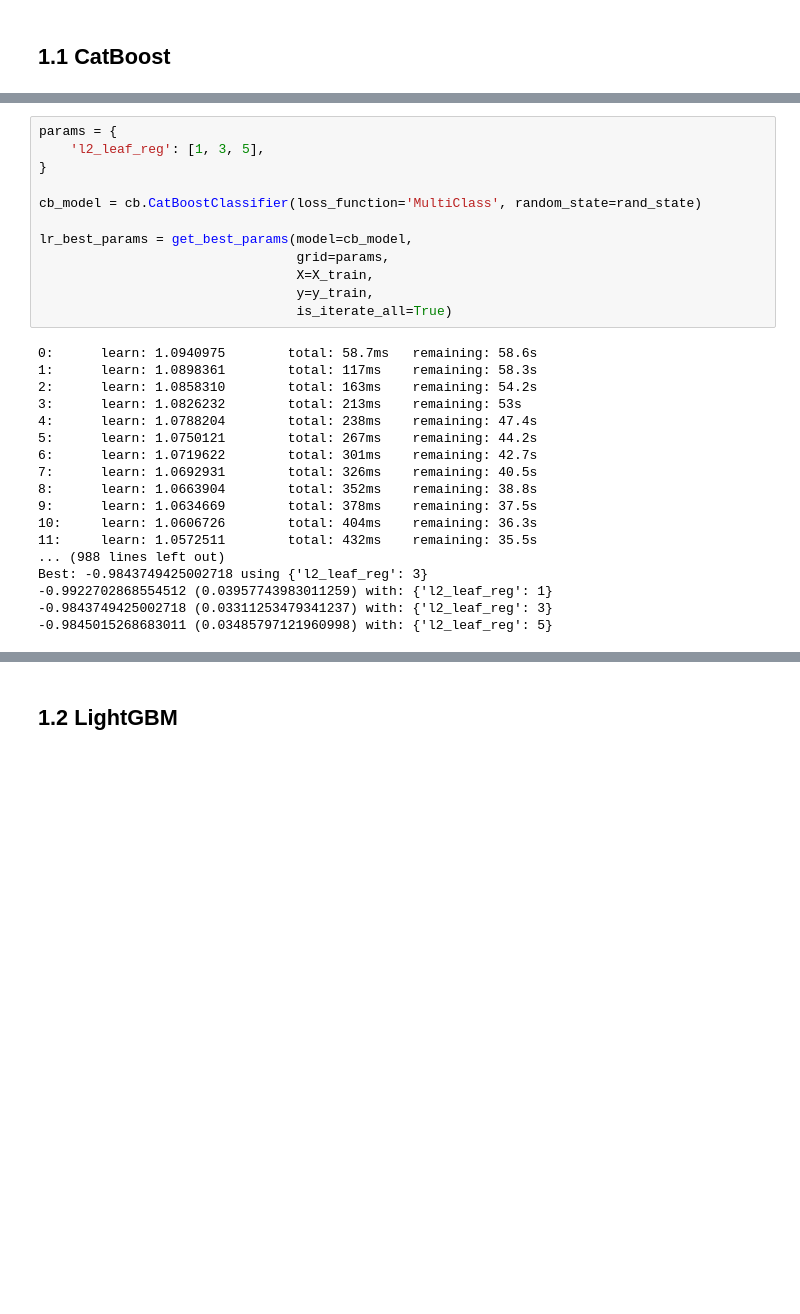
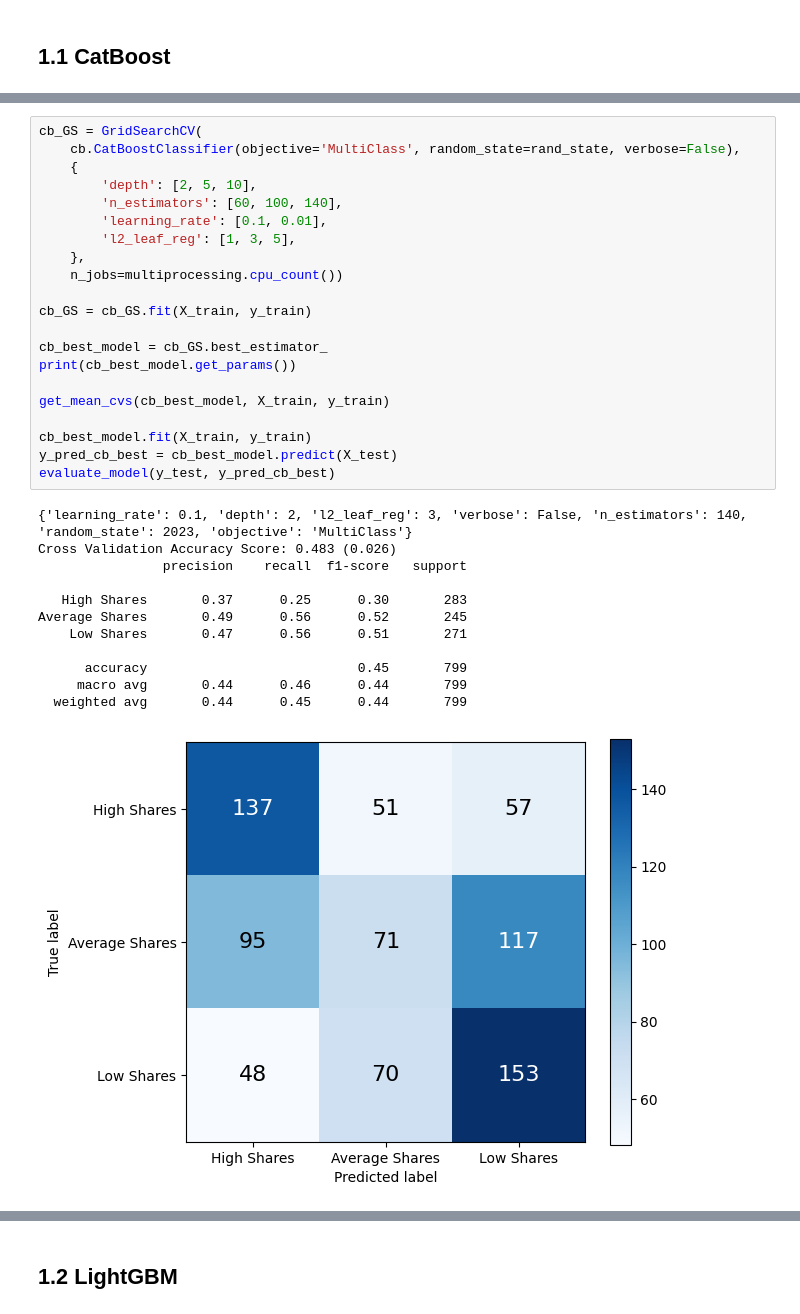
Before and after one commit to ChuanPoYan/IS4242-Project, a Jupyter notebook: The Smart Local Modelling.ipynb, the cells around one changed output, grey strips where cells are left out. Cells and saved outputs as stored; diff of their text form; blank space fills up the shorter version.

```diff
--- a/The Smart Local Modelling.ipynb
+++ b/The Smart Local Modelling.ipynb
@@ -155,30 +156,34 @@ Accuracy: 0.476
-# %%
-params = {
-    'l2_leaf_reg': [1, 3, 5],
-}
-
-cb_model = cb.CatBoostClassifier(loss_function='MultiClass', random_state=rand_state)
-
-lr_best_params = get_best_params(model=cb_model,
-                                 grid=params,
-                                 X=X_train,
-                                 y=y_train,
-                                 is_iterate_all=True)
-# %% [output]
-0:      learn: 1.0940975        total: 58.7ms   remaining: 58.6s
-1:      learn: 1.0898361        total: 117ms    remaining: 58.3s
-2:      learn: 1.0858310        total: 163ms    remaining: 54.2s
-3:      learn: 1.0826232        total: 213ms    remaining: 53s
-4:      learn: 1.0788204        total: 238ms    remaining: 47.4s
-5:      learn: 1.0750121        total: 267ms    remaining: 44.2s
-6:      learn: 1.0719622        total: 301ms    remaining: 42.7s
-7:      learn: 1.0692931        total: 326ms    remaining: 40.5s
-8:      learn: 1.0663904        total: 352ms    remaining: 38.8s
-9:      learn: 1.0634669        total: 378ms    remaining: 37.5s
-10:     learn: 1.0606726        total: 404ms    remaining: 36.3s
-11:     learn: 1.0572511        total: 432ms    remaining: 35.5s
-... (988 lines left out)
-Best: -0.9843749425002718 using {'l2_leaf_reg': 3}
--0.9922702868554512 (0.03957743983011259) with: {'l2_leaf_reg': 1}
--0.9843749425002718 (0.03311253479341237) with: {'l2_leaf_reg': 3}
--0.9845015268683011 (0.03485797121960998) with: {'l2_leaf_reg': 5}
+# %%
+cb_GS = GridSearchCV(
+    cb.CatBoostClassifier(objective='MultiClass', random_state=rand_state, verbose=False),
+    {
+        'depth': [2, 5, 10],
+        'n_estimators': [60, 100, 140],
+        'learning_rate': [0.1, 0.01],
+        'l2_leaf_reg': [1, 3, 5],
+    },
+    n_jobs=multiprocessing.cpu_count())
+
+cb_GS = cb_GS.fit(X_train, y_train)
+
+cb_best_model = cb_GS.best_estimator_
+print(cb_best_model.get_params())
+
+get_mean_cvs(cb_best_model, X_train, y_train)
+
+cb_best_model.fit(X_train, y_train)
+y_pred_cb_best = cb_best_model.predict(X_test)
+evaluate_model(y_test, y_pred_cb_best)
+# %% [output]
+{'learning_rate': 0.1, 'depth': 2, 'l2_leaf_reg': 3, 'verbose': False, 'n_estimators': 140, 'random_state': 2023, 'objective': 'MultiClass'}
+Cross Validation Accuracy Score: 0.483 (0.026)
+                precision    recall  f1-score   support
+
+   High Shares       0.37      0.25      0.30       283
+Average Shares       0.49      0.56      0.52       245
+    Low Shares       0.47      0.56      0.51       271
+
+      accuracy                           0.45       799
+     macro avg       0.44      0.46      0.44       799
+  weighted avg       0.44      0.45      0.44       799
+[figure, added]
```
Also changed, not shown: parts of 12 cells of this notebook.
